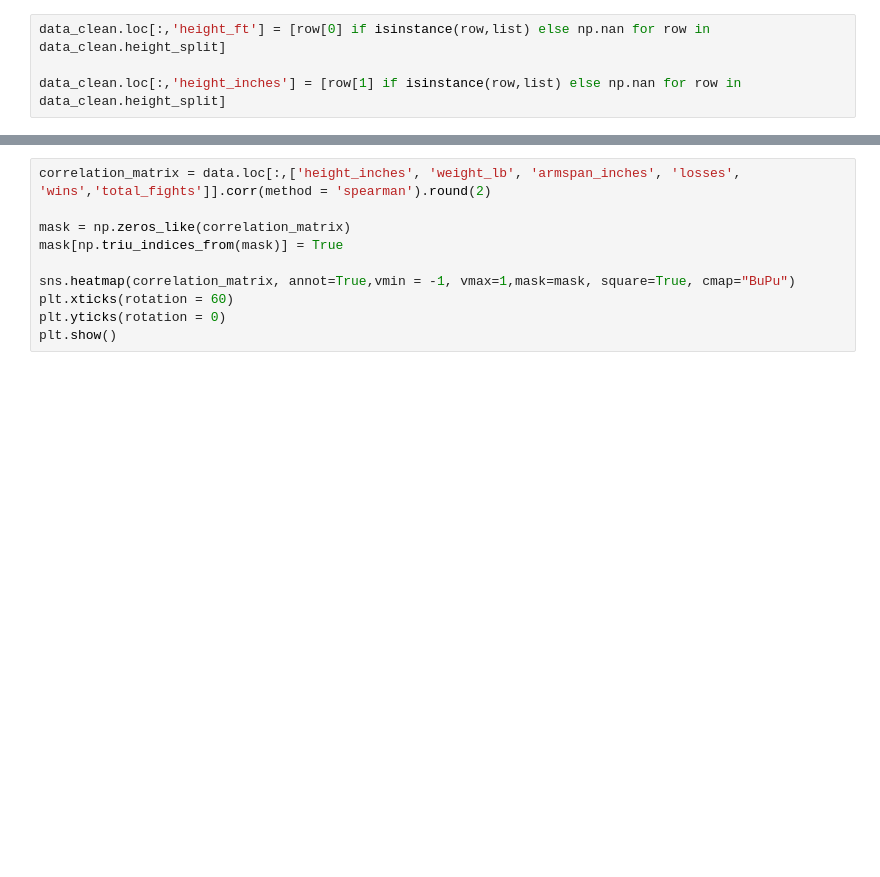
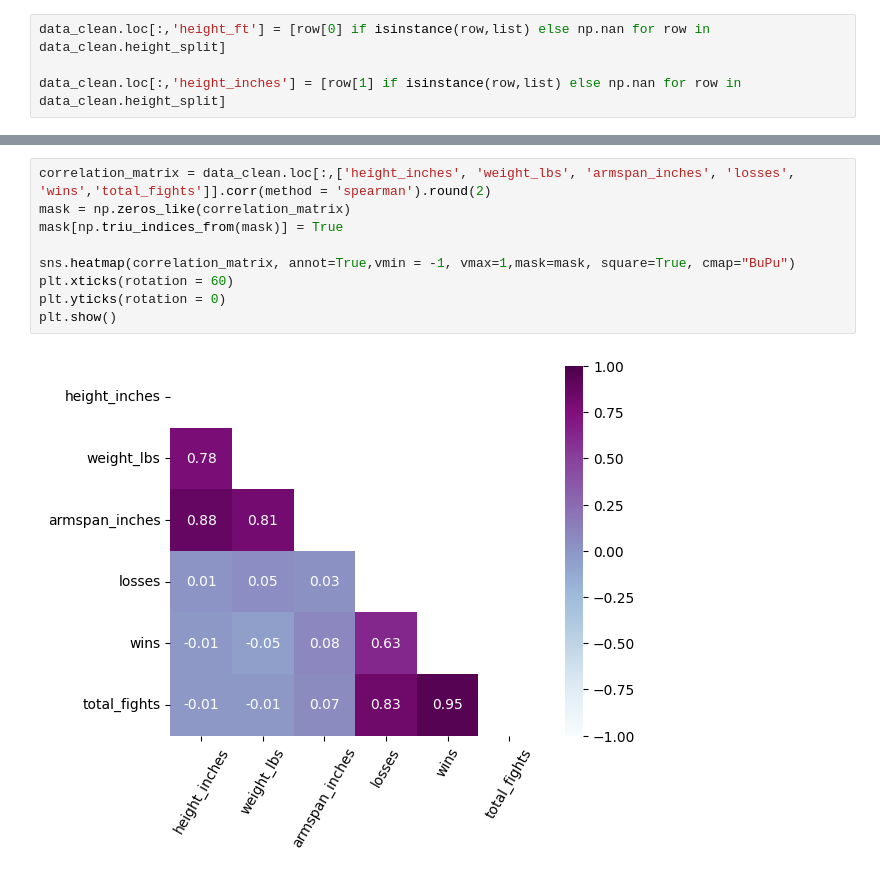
Before and after one commit to Thomas-Richardson/arm_length_MMA_python, a Jupyter notebook: analysis.ipynb, the cells around one changed output, grey strips where cells are left out. Saved outputs shown, nothing was run; the diff lists cells and outputs as text; blank space fills up the shorter version.

```diff
--- a/analysis.ipynb
+++ b/analysis.ipynb
@@ -75,10 +186,11 @@ data.loc[data.total_fights > 100,:]
 # %%
-correlation_matrix = data.loc[:,['height_inches', 'weight_lb', 'armspan_inches', 'losses', 'wins','total_fights']].corr(method = 'spearman').round(2)
-
+correlation_matrix = data_clean.loc[:,['height_inches', 'weight_lbs', 'armspan_inches', 'losses', 'wins','total_fights']].corr(method = 'spearman').round(2)
 mask = np.zeros_like(correlation_matrix)
 mask[np.triu_indices_from(mask)] = True
 
 sns.heatmap(correlation_matrix, annot=True,vmin = -1, vmax=1,mask=mask, square=True, cmap="BuPu")
 plt.xticks(rotation = 60)
 plt.yticks(rotation = 0)
 plt.show()
+# %% [output]
+[figure, added]
```
Also changed, not shown: parts of 26 cells of this notebook, 1 other file.
